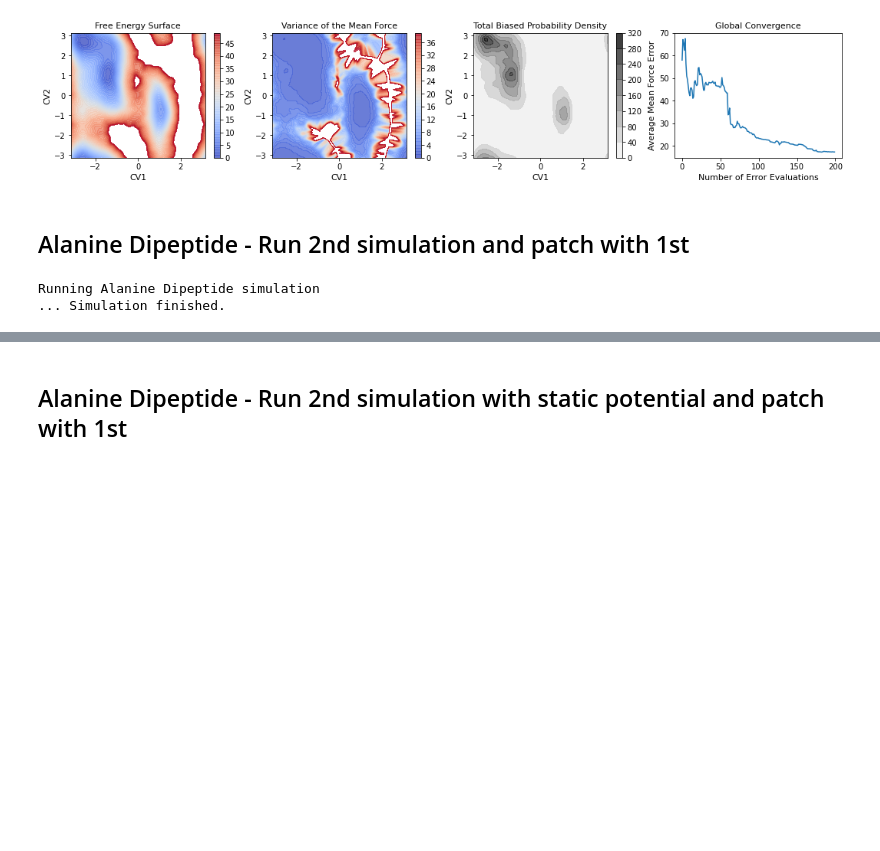
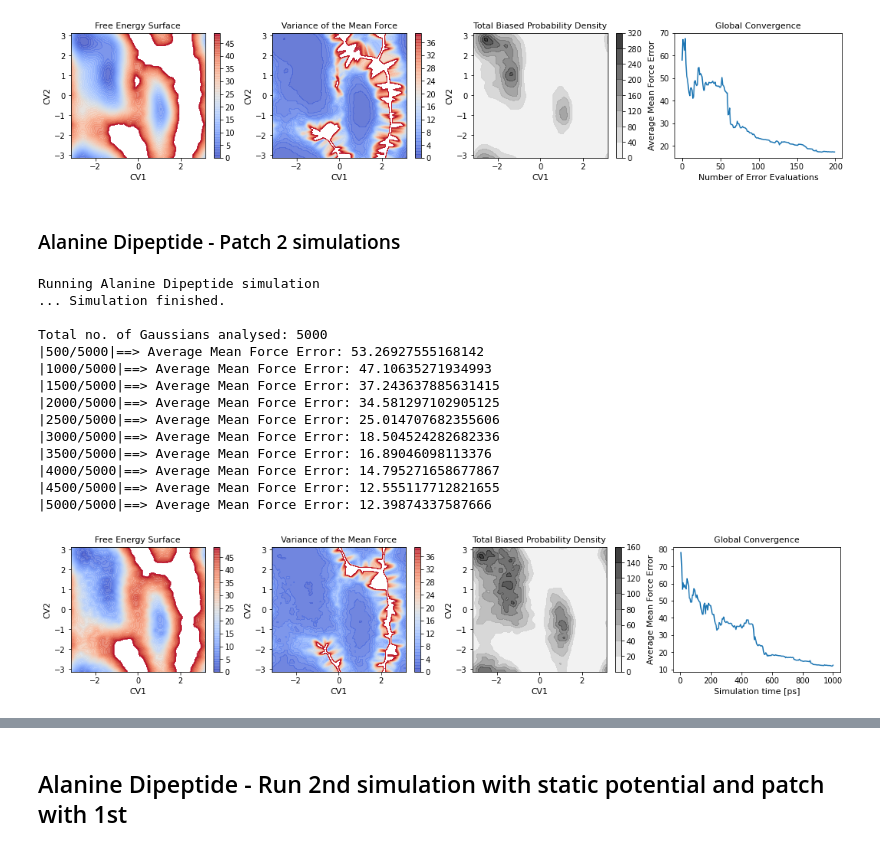
Before and after one commit to mme-ucl/MFI, a Jupyter notebook: MFI_notebook.ipynb, the cells around one changed output, grey strips where cells are left out. Drawn from its saved outputs; the diff is of its cells as text; code cells hidden in the pictures; blank space fills up the shorter version.

```diff
--- a/MFI_notebook.ipynb
+++ b/MFI_notebook.ipynb
@@ -55,34 +55,62 @@ Total no. of Gaussians analysed: 5000
 Ftot_master = [X, Y, Ftot_den, Ftot_x, Ftot_y, ofe, ofe_history, Ftot_den2, ofv_x, ofv_y]
 with open(results_path + "/alanine_dipeptide_1sim.pkl","wb") as fw:
     pickle.dump(Ftot_master, fw)
-# %% [markdown]
-## Alanine Dipeptide - Run 2nd simulation and patch with 1st
-# %%
-#Load force terms
-Ftot_master = []
-with open(results_path + "/alanine_dipeptide_1sim.pkl", "rb") as fr:
-    Ftot_master.append(pickle.load(fr))
-
-[X, Y, Ftot_den, Ftot_x, Ftot_y, ofe, ofe_history, Ftot_den2, ofv_x, ofv_y] = Ftot_master[0]
-
-master = [[Ftot_den, Ftot_den2, Ftot_x, Ftot_y, ofv_x, ofv_y]]
-ofe_history_patch = [ofe_history]
+# %% [markdown]
+### Alanine Dipeptide - Patch 2 simulations
+# %%
+import os
+import numpy as np
+from pyMFI import MFI
+from pyMFI import run_plumed
+import pickle
+import matplotlib.pyplot as plt
+
+path_data = "/home/antoniu/Desktop/MFI_git/MFI/AlanineDipeptide_pyMFI"
+results_path = "/home/antoniu/Desktop/MFI_git/MFI/results_plot"
+os.chdir(path_data)
 # %%
+path_data = "/home/antoniu/Desktop/MFI_git/MFI/AlanineDipeptide_pyMFI"
 os.chdir(path_data)
 
 simulation_steps = 500000
 
 #Run Alanine dipeptide simulation
-run_plumed.run_alanine_dipeptide(simulation_steps, temperature=2.49,
-                   gaus_width_x=0.1, gaus_width_y=0.1, gaus_height=3, biasfactor=10,
-                   gaus_pace=100, position_pace=0)
-
+run_plumed.run_alanine_dipeptide(simulation_steps, temperature=2.49, gaus_width_x=0.1, gaus_width_y=0.1, gaus_height=2, biasfactor=20, gaus_pace=100)
 
 #Read the HILLS file
 HILLS=MFI.load_HILLS_2D(hills_name=path_data + "/HILLS")
 
 #Read the Colvar File
 [position_x, position_y] = MFI.load_position_2D(position_name=path_data + "/position")
+
+# Compute the time-independent mean force
+results = MFI.MFI_2D(HILLS = HILLS, position_x = position_x, position_y = position_y, bw = 0.1, kT = 2.49, periodic=1, base_terms = 0)
+
+[X, Y, Ftot_den, Ftot_x, Ftot_y, ofe, ofe_history, ofe_history_time, Ftot_den2, ofv_x, ofv_y] = results
+
+#integration with the FFT method
+[X, Y, FES] = MFI.FFT_intg_2D(Ftot_x, Ftot_y)
+
+# Plot Recap
+MFI.plot_recap_2D(X, Y, FES, Ftot_den, ofe, ofe_history, ofe_history_time)
+
+# Save Force terms
+Ftot_master = [X, Y, Ftot_den, Ftot_x, Ftot_y, ofe, ofe_history_time, ofe_history, Ftot_den2, ofv_x, ofv_y]
+with open(results_path + "/alanine_dipeptide_500K.pkl","wb") as fw:
+    pickle.dump(Ftot_master, fw)
 # %% [output]
 Running Alanine Dipeptide simulation
 ... Simulation finished.
+
+Total no. of Gaussians analysed: 5000
+|500/5000|==> Average Mean Force Error: 53.26927555168142
+|1000/5000|==> Average Mean Force Error: 47.10635271934993
+|1500/5000|==> Average Mean Force Error: 37.243637885631415
+|2000/5000|==> Average Mean Force Error: 34.581297102905125
+|2500/5000|==> Average Mean Force Error: 25.014707682355606
+|3000/5000|==> Average Mean Force Error: 18.504524282682336
+|3500/5000|==> Average Mean Force Error: 16.89046098113376
+|4000/5000|==> Average Mean Force Error: 14.795271658677867
+|4500/5000|==> Average Mean Force Error: 12.555117712821655
+|5000/5000|==> Average Mean Force Error: 12.39874337587666
+[figure, added]
```
Also changed, not shown: parts of 15 cells of this notebook, 47 other files.
